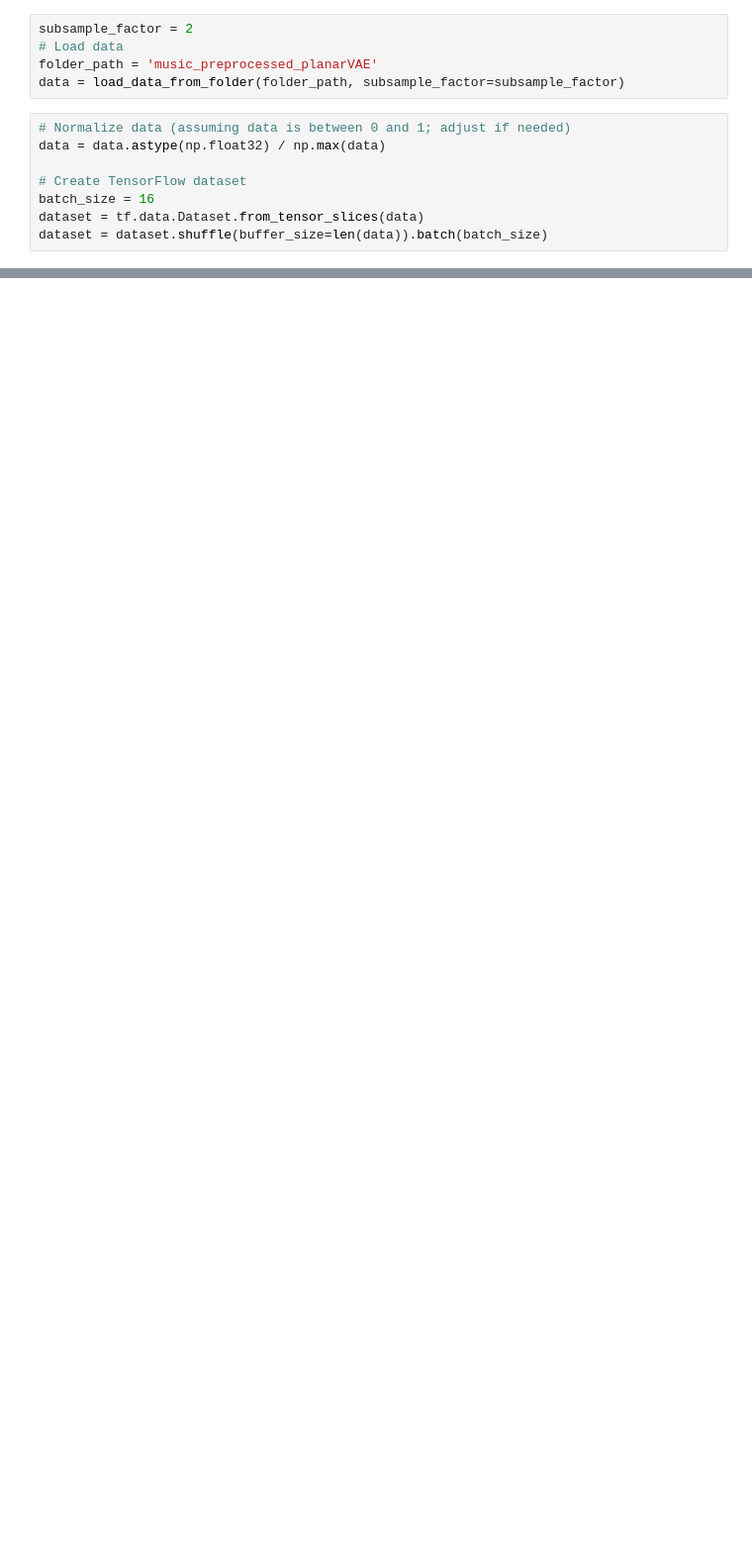
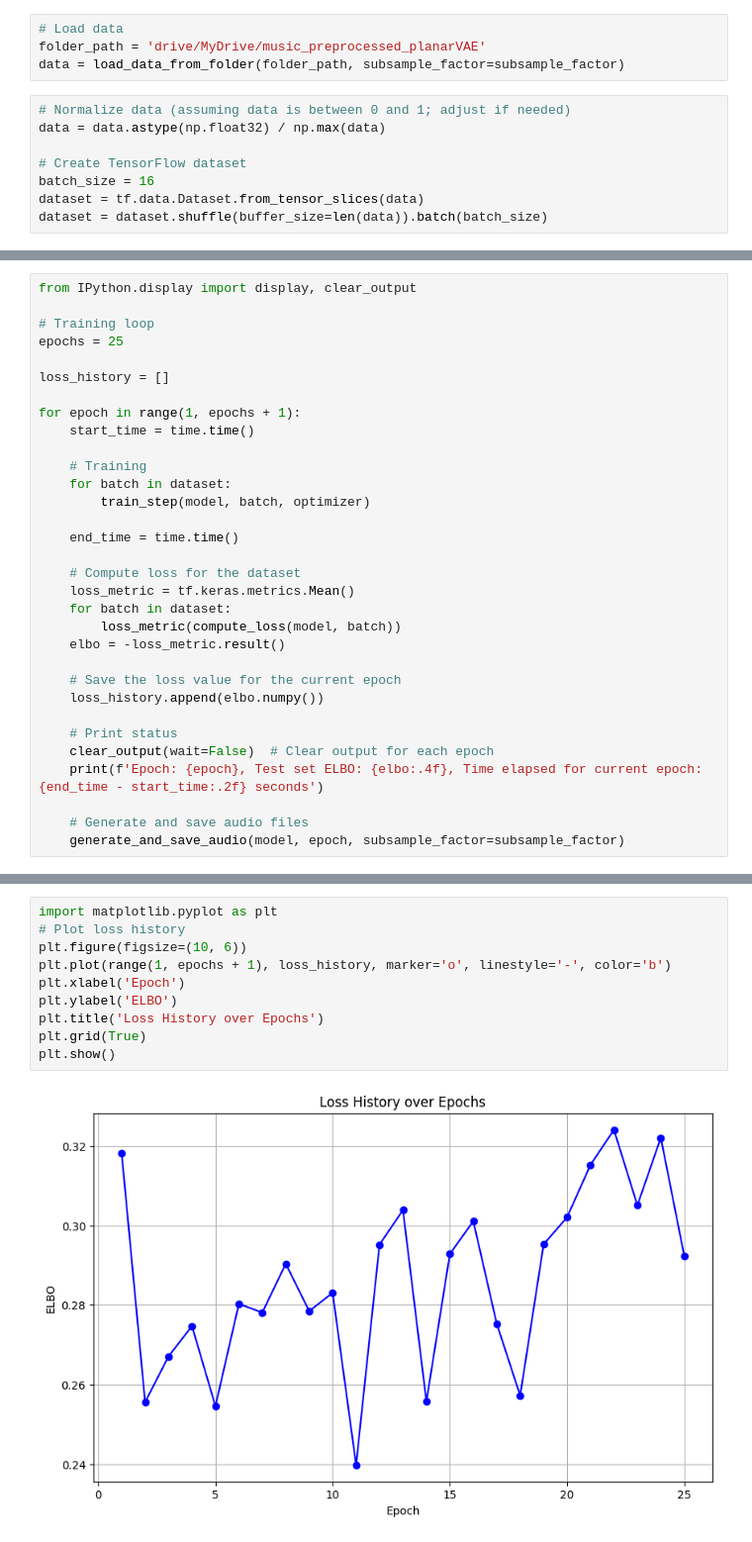
Before and after one commit to juanks235/project_mml, a Jupyter notebook: fully_connected_VAE.ipynb, the cells around one changed output, grey strips where cells are left out. Shown: that part at 99% size. Cells and saved outputs as stored; diff of their text form; blank space fills up the shorter version.

```diff
--- a/fully_connected_VAE.ipynb
+++ b/fully_connected_VAE.ipynb
@@ -65,9 +71,8 @@ def load_data_from_folder(folder_path, subsample_factor=1):
             data.append(subsampled_time_series)
     return np.array(data)
 # %%
-subsample_factor = 2
 # Load data
-folder_path = 'music_preprocessed_planarVAE'
+folder_path = 'drive/MyDrive/music_preprocessed_planarVAE'
 data = load_data_from_folder(folder_path, subsample_factor=subsample_factor)
 # %%
 # Normalize data (assuming data is between 0 and 1; adjust if needed)
@@ -140,0 +186,32 @@ for epoch in range(epochs):
+# %%
+from IPython.display import display, clear_output
+
+# Training loop
+epochs = 25
+
+loss_history = []
+
+for epoch in range(1, epochs + 1):
+    start_time = time.time()
+
+    # Training
+    for batch in dataset:
+        train_step(model, batch, optimizer)
+
+    end_time = time.time()
+
+    # Compute loss for the dataset
+    loss_metric = tf.keras.metrics.Mean()
+    for batch in dataset:
+        loss_metric(compute_loss(model, batch))
+    elbo = -loss_metric.result()
+
+    # Save the loss value for the current epoch
+    loss_history.append(elbo.numpy())
+
+    # Print status
+    clear_output(wait=False)  # Clear output for each epoch
+    print(f'Epoch: {epoch}, Test set ELBO: {elbo:.4f}, Time elapsed for current epoch: {end_time - start_time:.2f} seconds')
+
+    # Generate and save audio files
+    generate_and_save_audio(model, epoch, subsample_factor=subsample_factor)
@@ -140,0 +220,12 @@ for epoch in range(epochs):
+# %%
+import matplotlib.pyplot as plt
+# Plot loss history
+plt.figure(figsize=(10, 6))
+plt.plot(range(1, epochs + 1), loss_history, marker='o', linestyle='-', color='b')
+plt.xlabel('Epoch')
+plt.ylabel('ELBO')
+plt.title('Loss History over Epochs')
+plt.grid(True)
+plt.show()
+# %% [output]
+[figure, added]
```
Also changed, not shown: parts of 10 cells of this notebook, 1 other file.
